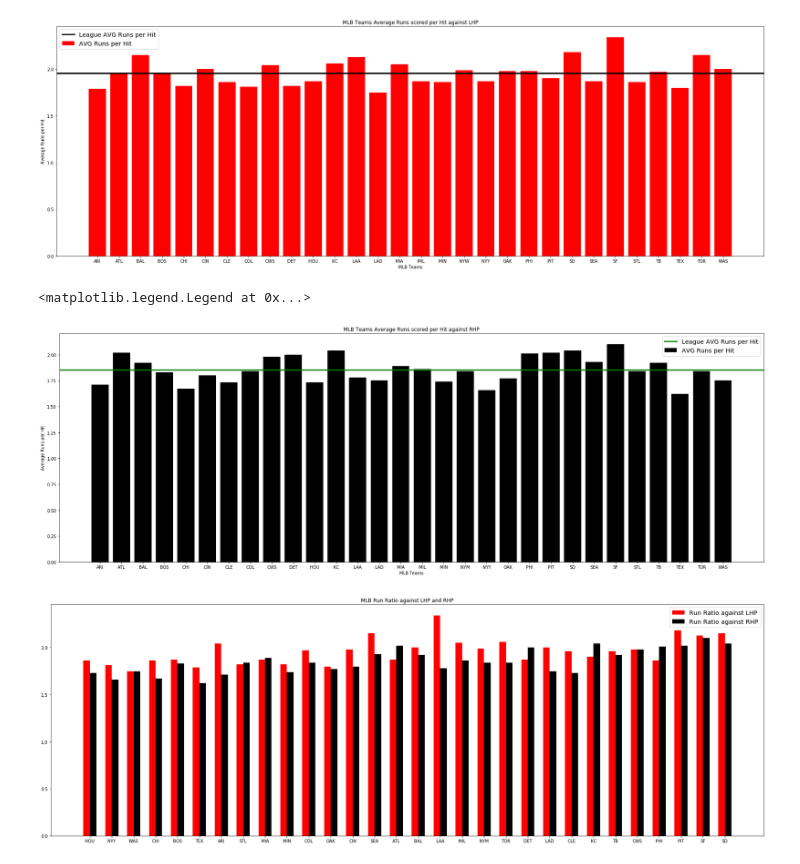
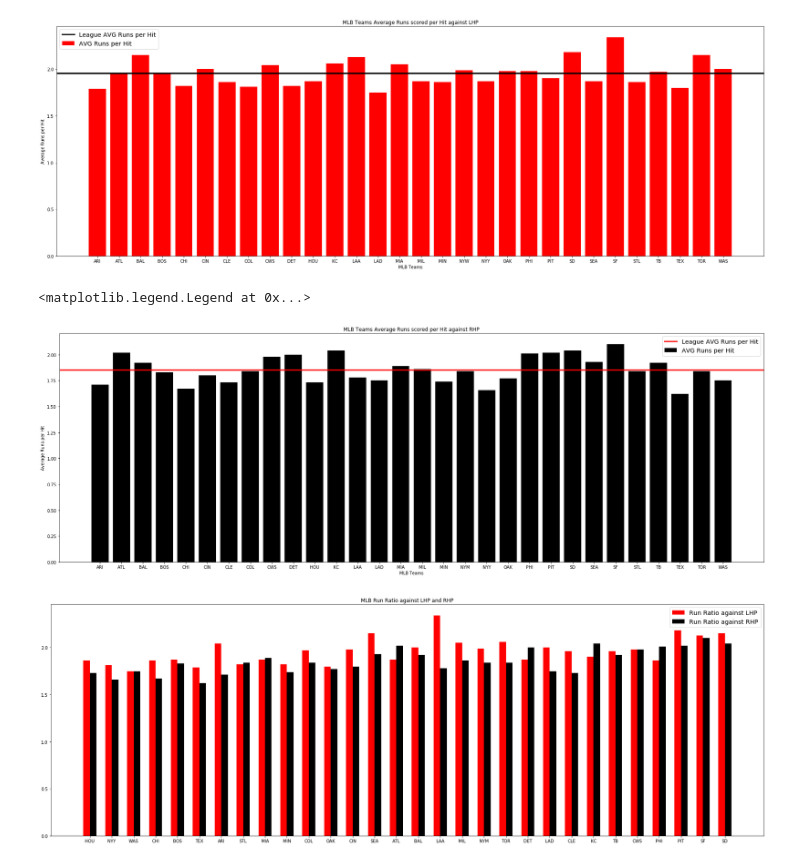
Before and after one commit to DFrancis84/Code_Louisville_Python, a Jupyter notebook: Code_Louisville_Project.ipynb, the cells around one changed output. Drawn from its saved outputs; the diff is of its cells as text; code cells hidden in the pictures.

```diff
--- a/Code_Louisville_Project.ipynb
+++ b/Code_Louisville_Project.ipynb
@@ -140,21 +159,21 @@ plt.legend(fontsize='x-large', loc='upper left')
 # %%
 # bar graph comparing teams average runs per hit against the leagues average against RHP
 conn = sqlite3.connect("MLB_Data.db")
 cur = conn.cursor()
 #-----------------------------------------------#
 sql_MLBvsRHP = "SELECT * FROM MLBvsRHP"
 MLBvsRHP = pd.read_sql_query(sql_MLBvsRHP, conn)
 #-----------------------------------------------#
 plt.figure(figsize=(30, 10))
 plt.title('MLB Teams Average Runs scored per Hit against RHP')
 plt.xlabel('MLB Teams')
 plt.ylabel('Average Runs per Hit')
-plt.axhline(leagueRunAvgRHP, color='g', lw='3', ls='-', label='League AVG Runs per Hit')
+plt.axhline(leagueRunAvgRHP, color='r', lw='3', ls='-', label='League AVG Runs per Hit')
 plt.bar(MLBvsRHP['TEAM'], MLBvsRHP['RunRatio'], color='k', label='AVG Runs per Hit')
 plt.legend(fontsize='x-large')
 # %% [output]
 <matplotlib.legend.Legend at 0x...>
-[figure, old version]
+[figure, new version]
 # %%
 conn = sqlite3.connect("MLB_Data.db")
 cur = conn.cursor()
```
Also changed, not shown: parts of 9 cells of this notebook, 4 other files.
